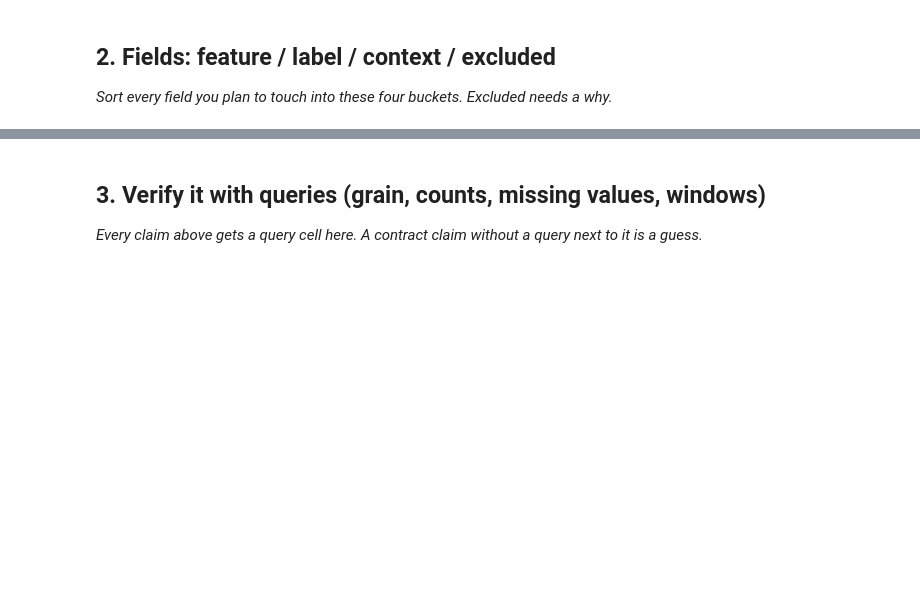
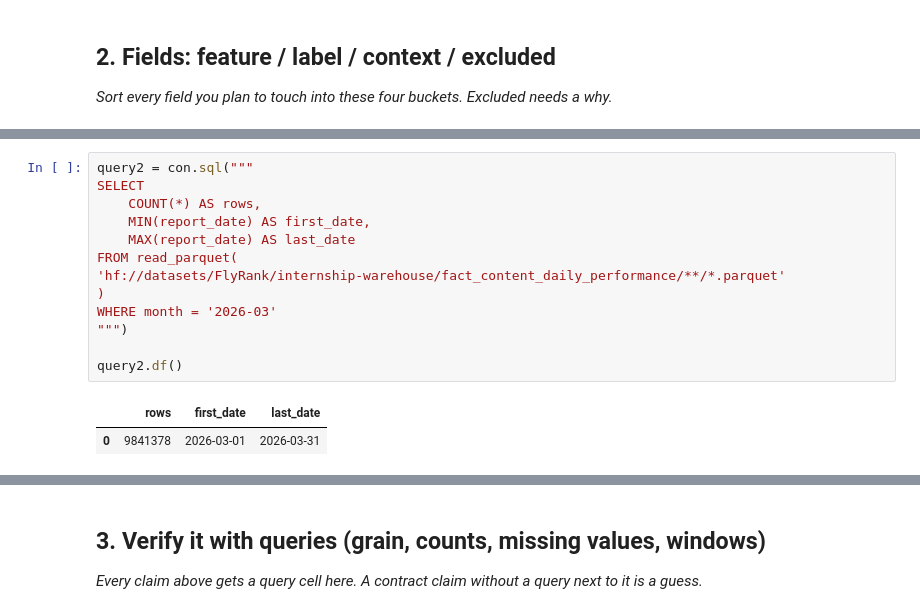
Before and after one commit to faculatini/flyrank_ml, a Jupyter notebook: work/notebooks/w03_data_contract.ipynb, the cells around one changed output, grey strips where cells are left out. Cells and saved outputs as stored; diff of their text form; blank space fills up the shorter version.

```diff
--- a/work/notebooks/w03_data_contract.ipynb
+++ b/work/notebooks/w03_data_contract.ipynb
@@ -22,0 +137,16 @@ This skeleton is yours to fill. Work the sections **in order** — each one has
+# %%
+query2 = con.sql("""
+SELECT
+    COUNT(*) AS rows,
+    MIN(report_date) AS first_date,
+    MAX(report_date) AS last_date
+FROM read_parquet(
+'hf://datasets/FlyRank/internship-warehouse/fact_content_daily_performance/**/*.parquet'
+)
+WHERE month = '2026-03'
+""")
+
+query2.df()
+# %% [output]
+|  | rows | first_date | last_date |
+| 0 | 9841378 | 2026-03-01 | 2026-03-31 |
```
Also changed, not shown: parts of 10 cells of this notebook.
